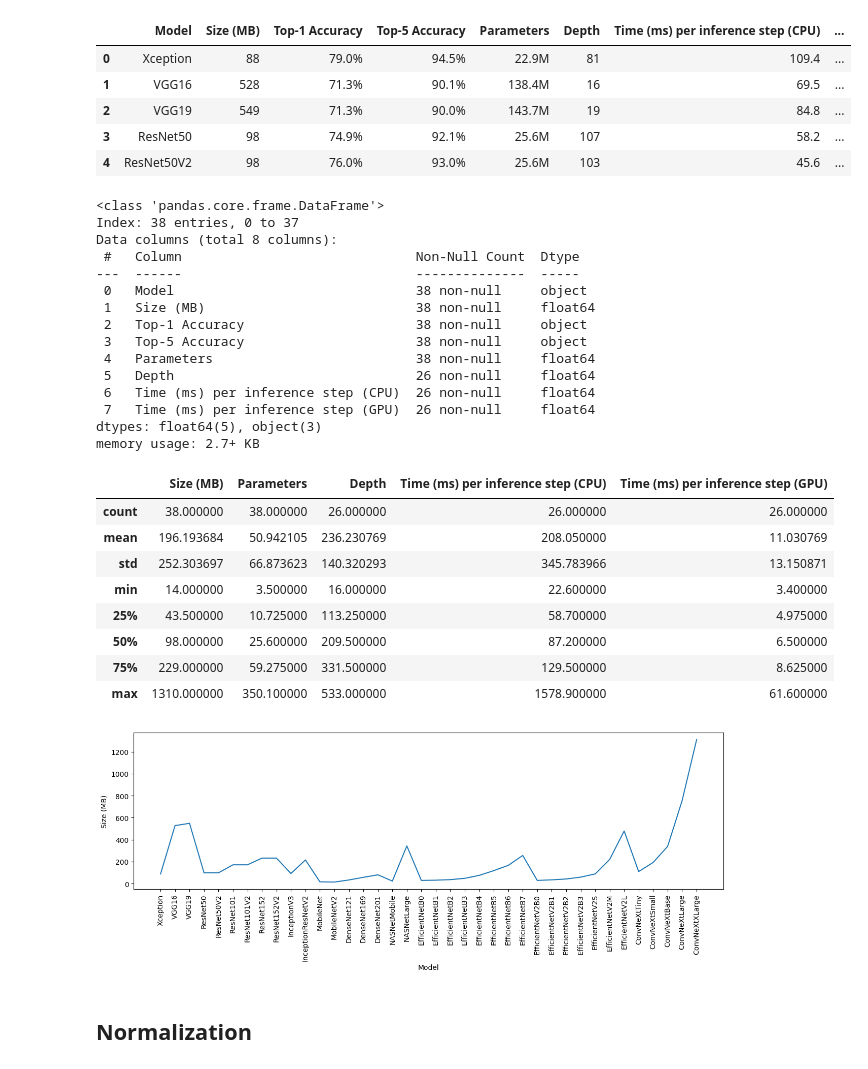
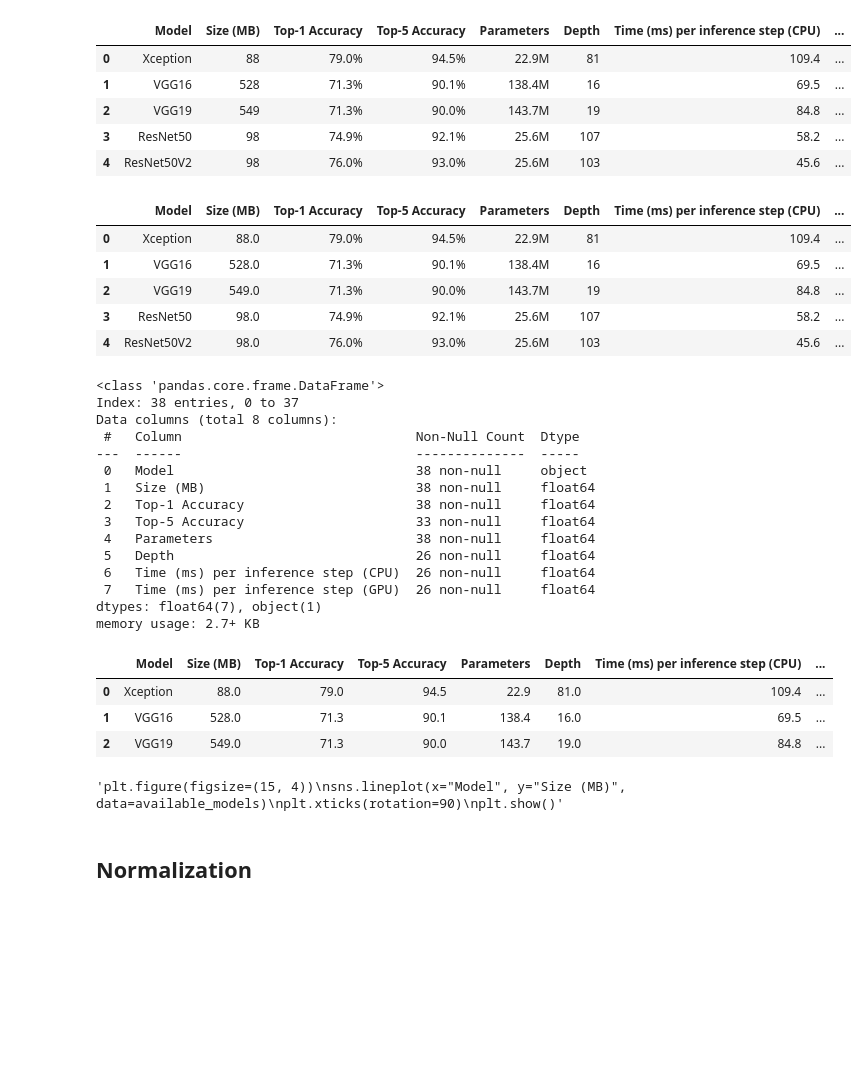
Before and after one commit to fernandapratama/Transfer-Learning-Models-Analysis, a Jupyter notebook: Pretrained_Models_Analysis.ipynb, the cells around one changed output. Cells and saved outputs as stored; diff of their text form; code cells hidden in the pictures; blank space fills up the shorter version.

```diff
--- a/Pretrained_Models_Analysis.ipynb
+++ b/Pretrained_Models_Analysis.ipynb
@@ -51,10 +55,23 @@ available_models.head()
+# %%
+available_models = pd.read_csv("available_models.csv", index_col=0)
+available_models.head()
+# %% [output]
+|  | Model | Size (MB) | Top-1 Accuracy | Top-5 Accuracy | Parameters | Depth | Time (ms) per inference step (CPU) | ... |
+| 0 | Xception | 88.0 | 79.0% | 94.5% | 22.9M | 81 | 109.4 | ... |
+| 1 | VGG16 | 528.0 | 71.3% | 90.1% | 138.4M | 16 | 69.5 | ... |
+| 2 | VGG19 | 549.0 | 71.3% | 90.0% | 143.7M | 19 | 84.8 | ... |
+| 3 | ResNet50 | 98.0 | 74.9% | 92.1% | 25.6M | 107 | 58.2 | ... |
+| 4 | ResNet50V2 | 98.0 | 76.0% | 93.0% | 25.6M | 103 | 45.6 | ... |
 # %%
 # Change some columns from onjects to float, so we can visualize it
-columnss = ['Size (MB)','Parameters', 'Depth',
+columnss = ['Size (MB)','Parameters', 'Depth','Top-1 Accuracy', 'Top-5 Accuracy',
             'Time (ms) per inference step (CPU)',
             'Time (ms) per inference step (GPU)']
 
 for col in columnss:
+    # Convert the column to string type before using .str accessor
+    available_models[col] = available_models[col].astype(str)
+
     # Remove commas and any non-digit characters (except for decimal point)
     available_models[col] = available_models[col].str.replace(',', '').str.replace('[^\d.]', '', regex=True)
 
@@ -70,33 +87,28 @@ Data columns (total 8 columns):
 ---  ------                              --------------  -----
  0   Model                               38 non-null     object
  1   Size (MB)                           38 non-null     float64
- 2   Top-1 Accuracy                      38 non-null     object
- 3   Top-5 Accuracy                      38 non-null     object
+ 2   Top-1 Accuracy                      38 non-null     float64
+ 3   Top-5 Accuracy                      33 non-null     float64
  4   Parameters                          38 non-null     float64
  5   Depth                               26 non-null     float64
  6   Time (ms) per inference step (CPU)  26 non-null     float64
  7   Time (ms) per inference step (GPU)  26 non-null     float64
-dtypes: float64(5), object(3)
+dtypes: float64(7), object(1)
 memory usage: 2.7+ KB
-# %%
-available_models.describe()
-# %% [output]
-|  | Size (MB) | Parameters | Depth | Time (ms) per inference step (CPU) | Time (ms) per inference step (GPU) |
-| count | 38.000000 | 38.000000 | 26.000000 | 26.000000 | 26.000000 |
-| mean | 196.193684 | 50.942105 | 236.230769 | 208.050000 | 11.030769 |
-| std | 252.303697 | 66.873623 | 140.320293 | 345.783966 | 13.150871 |
-| min | 14.000000 | 3.500000 | 16.000000 | 22.600000 | 3.400000 |
-| 25% | 43.500000 | 10.725000 | 113.250000 | 58.700000 | 4.975000 |
-| 50% | 98.000000 | 25.600000 | 209.500000 | 87.200000 | 6.500000 |
-| 75% | 229.000000 | 59.275000 | 331.500000 | 129.500000 | 8.625000 |
-| max | 1310.000000 | 350.100000 | 533.000000 | 1578.900000 | 61.600000 |
+# %%
+available_models.head(3)
+# %% [output]
+|  | Model | Size (MB) | Top-1 Accuracy | Top-5 Accuracy | Parameters | Depth | Time (ms) per inference step (CPU) | ... |
+| 0 | Xception | 88.0 | 79.0 | 94.5 | 22.9 | 81.0 | 109.4 | ... |
+| 1 | VGG16 | 528.0 | 71.3 | 90.1 | 138.4 | 16.0 | 69.5 | ... |
+| 2 | VGG19 | 549.0 | 71.3 | 90.0 | 143.7 | 19.0 | 84.8 | ... |
 # %%
-plt.figure(figsize=(15, 4))
+'''plt.figure(figsize=(15, 4))
 sns.lineplot(x="Model", y="Size (MB)", data=available_models)
 plt.xticks(rotation=90)
-plt.show()
+plt.show()'''
 # %% [output]
-[figure, removed]
+'plt.figure(figsize=(15, 4))\nsns.lineplot(x="Model", y="Size (MB)", data=available_models)\nplt.xticks(rotation=90)\nplt.show()'
 # %% [markdown]
 ## Normalization
 # %%
```
Also changed, not shown: parts of 9 cells of this notebook.
